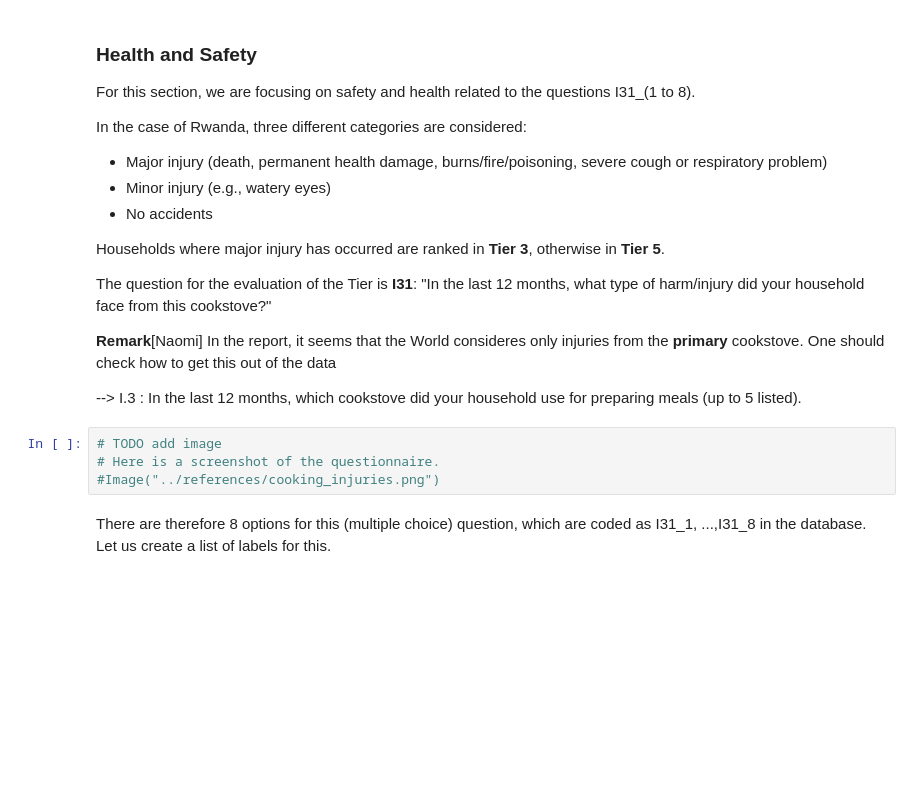
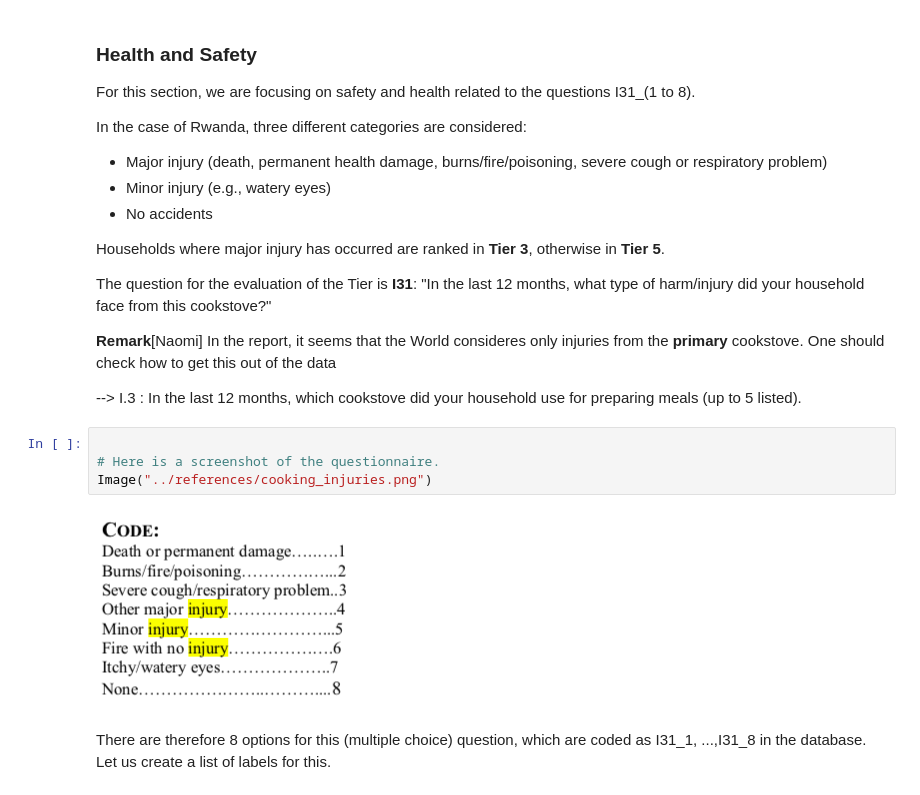
Before and after one commit to alfonsocaiazzo/esmap-mtf-data, a Jupyter notebook: Rwanda/analysis/rwanda.ipynb, the cells around one changed output. Drawn from its saved outputs; the diff is of its cells as text; blank space fills up the shorter version.

```diff
--- a/Rwanda/analysis/rwanda.ipynb
+++ b/Rwanda/analysis/rwanda.ipynb
@@ -285,9 +287,11 @@ The question for the evaluation of the Tier is **I31**: "In the last 12 months,
 
 --> I.3 : In the last 12 months, which cookstove did your household use for preparing meals (up to 5 listed).
 # %%
-# TODO add image
+
 # Here is a screenshot of the questionnaire.
-#Image("../references/cooking_injuries.png")
+Image("../references/cooking_injuries.png")
+# %% [output]
+[figure, added]
 # %% [markdown]
 There are therefore 8 options for this (multiple choice) question, which are coded as I31_1, ...,I31_8 in the database. Let us create a list of labels for this.
 # %%
```
Also changed, not shown: parts of 3 cells of this notebook.
